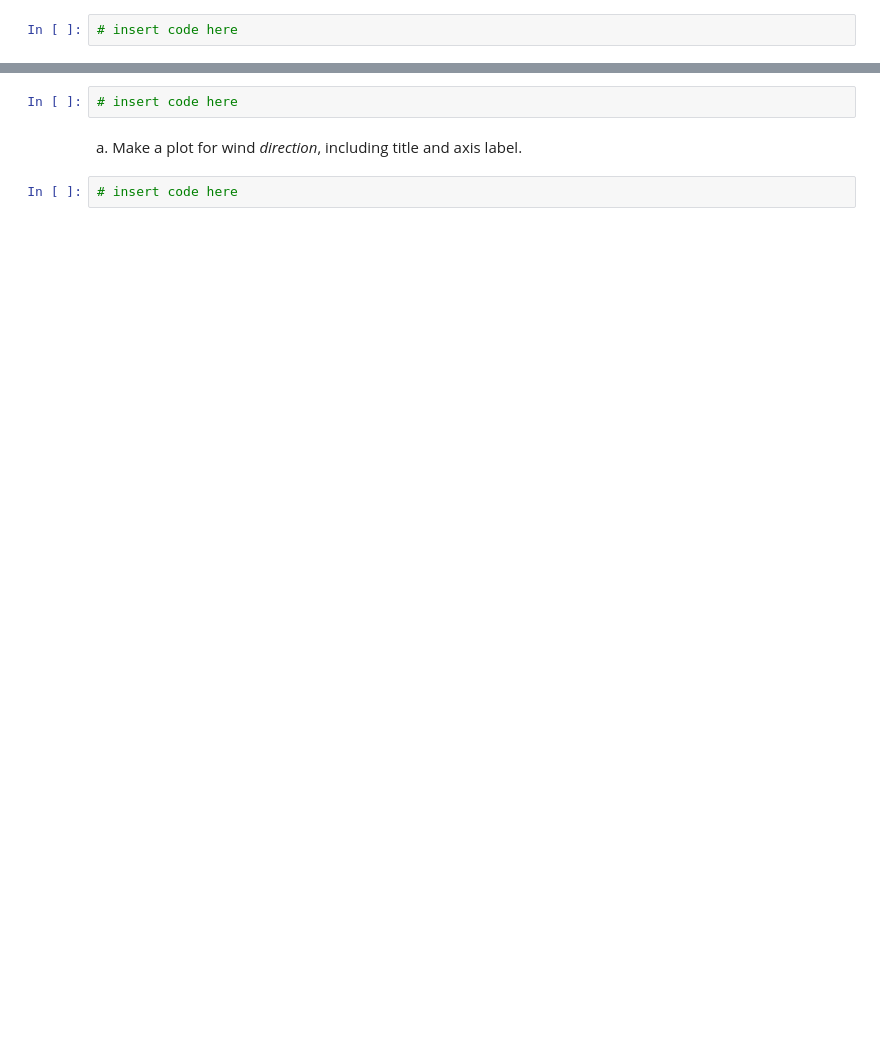
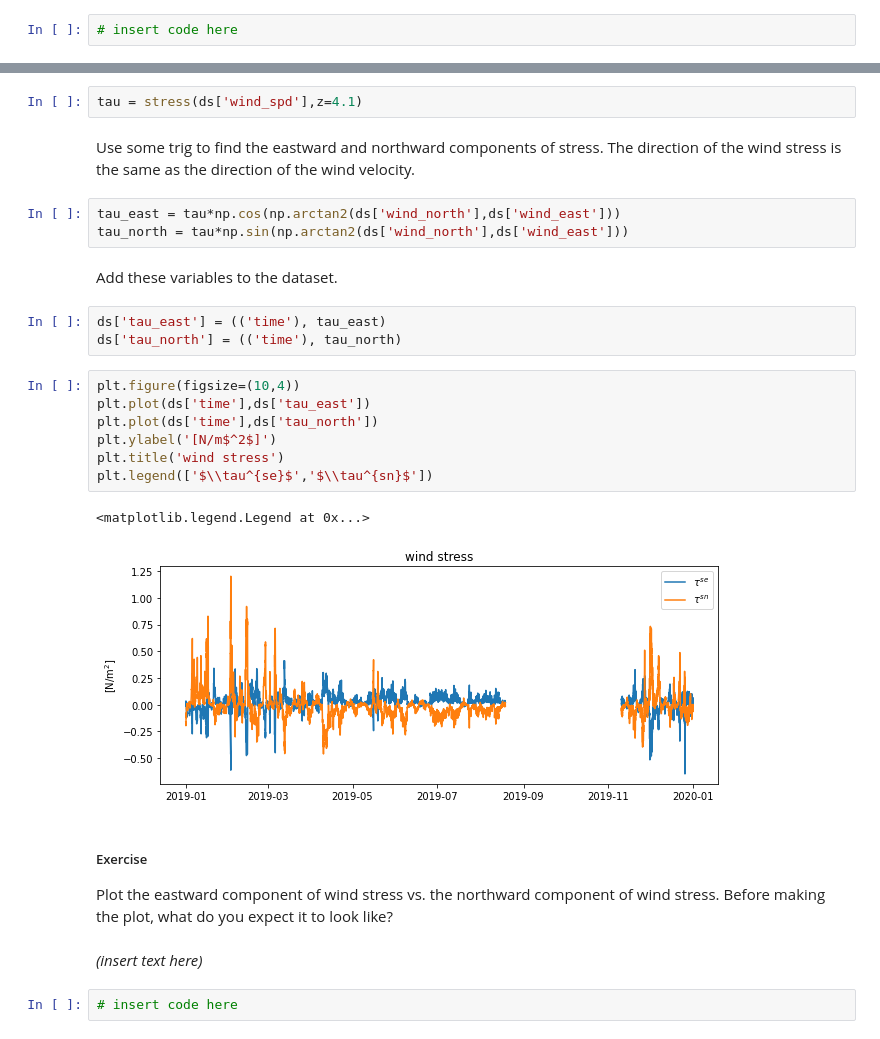
Before and after one commit to tompc35/data_marine_science, a Jupyter notebook: week09b-ndbc-wind.ipynb, the cells around one changed output, grey strips where cells are left out. Saved outputs shown, nothing was run; the diff lists cells and outputs as text; blank space fills up the shorter version.

```diff
--- a/week09b-ndbc-wind.ipynb
+++ b/week09b-ndbc-wind.ipynb
@@ -83,6 +199,30 @@ wind_dir = np.array(ds['wind_dir'][is_good,0,0])
+# %%
+tau = stress(ds['wind_spd'],z=4.1)
+# %% [markdown]
+Use some trig to find the eastward and northward components of stress. The direction of the wind stress is the same as the direction of the wind velocity.
+# %%
+tau_east = tau*np.cos(np.arctan2(ds['wind_north'],ds['wind_east']))
+tau_north = tau*np.sin(np.arctan2(ds['wind_north'],ds['wind_east']))
+# %% [markdown]
+Add these variables to the dataset.
+# %%
+ds['tau_east'] = (('time'), tau_east)
+ds['tau_north'] = (('time'), tau_north)
+# %%
+plt.figure(figsize=(10,4))
+plt.plot(ds['time'],ds['tau_east'])
+plt.plot(ds['time'],ds['tau_north'])
+plt.ylabel('[N/m$^2$]')
+plt.title('wind stress')
+plt.legend(['$\\tau^{se}$','$\\tau^{sn}$'])
+# %% [output]
+<matplotlib.legend.Legend at 0x...>
+[figure, added]
+# %% [markdown]
+##### Exercise
+
+Plot the eastward component of wind stress vs. the northward component of wind stress. Before making the plot, what do you expect it to look like?
+# %% [markdown]
+*(insert text here)*
 # %%
 # insert code here
-# %% [markdown]
-a. Make a plot for wind *direction*, including title and axis label.
-# %%
-# insert code here
```
Also changed, not shown: parts of 84 cells of this notebook, 2 other files.
